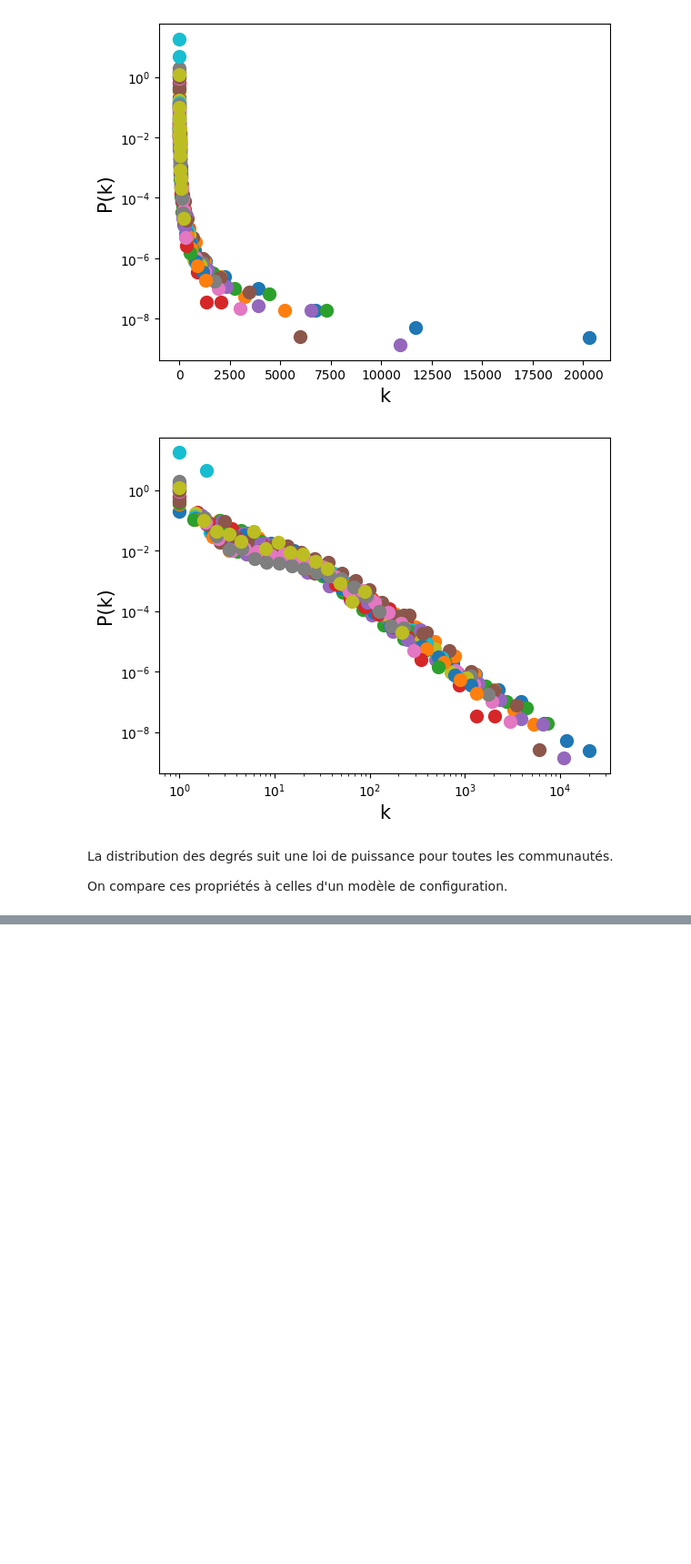
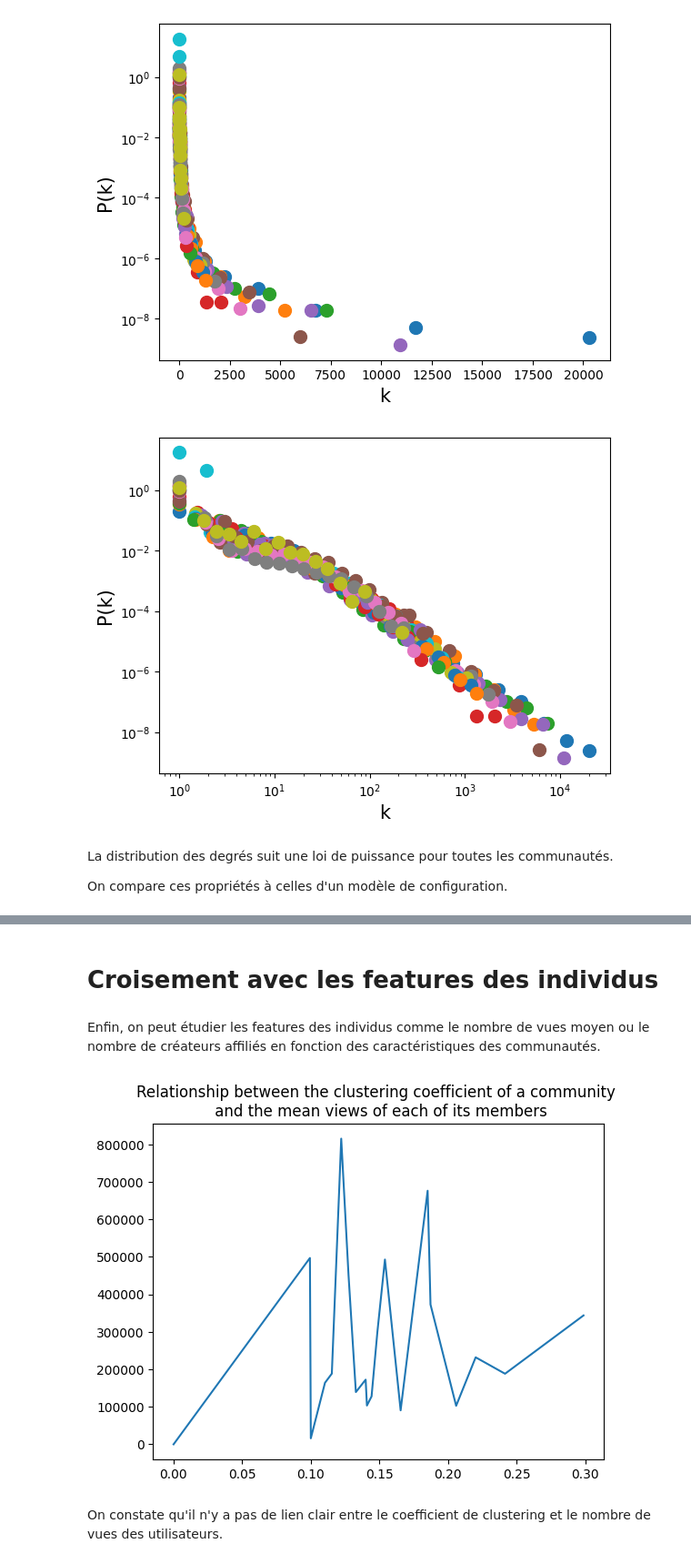
Before and after one commit to Sarah-OA/networks_twitch_gamers, a Jupyter notebook: OULD AKLOUCHE_PINATEL_code.ipynb, the cells around one changed output, grey strips where cells are left out. Shown at 91% size. Saved outputs shown, nothing was run; the diff lists cells and outputs as text; code cells hidden in the pictures; blank space fills up the shorter version.

```diff
--- a/OULD AKLOUCHE_PINATEL_code.ipynb
+++ b/OULD AKLOUCHE_PINATEL_code.ipynb
@@ -581,2 +603,19 @@ df_langues
 # %%
 df_langues.to_csv("communities/df_langues.csv")
+# %% [markdown]
+# Croisement avec les features des individus
+# %% [markdown]
+Enfin, on peut étudier les features des individus comme le nombre de vues moyen ou le nombre de créateurs affiliés en fonction des caractéristiques des communautés.
+# %%
+coms=df_nodes_leiden.groupby("community_leiden").agg({"views":"mean", "affiliate":"mean", "dead_account":"mean"})
+df_langues=df_langues.rename(columns={"Unnamed: 0":"community_leiden"})
+coms=coms.join(df_langues, on="community_leiden")
+coms=coms.sort_values(by="clustering coefficient")
+plt.plot(coms["clustering coefficient"], coms["views"])
+plt.title("Relationship between the clustering coefficient of a community \n and the mean views of each of its members")
+
+plt.show()
+# %% [output]
+[figure, added]
+# %% [markdown]
+On constate qu'il n'y a pas de lien clair entre le coefficient de clustering et le nombre de vues des utilisateurs.
```
Also changed, not shown: parts of 7 cells of this notebook, 1 other file.
